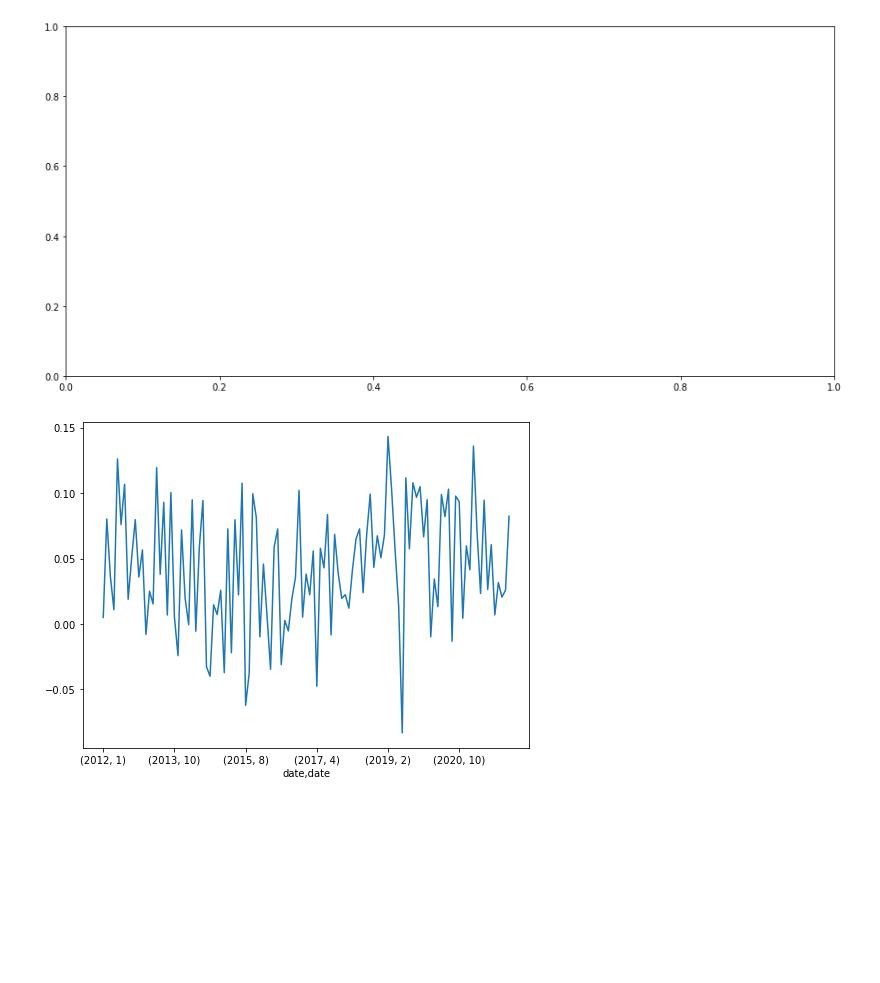
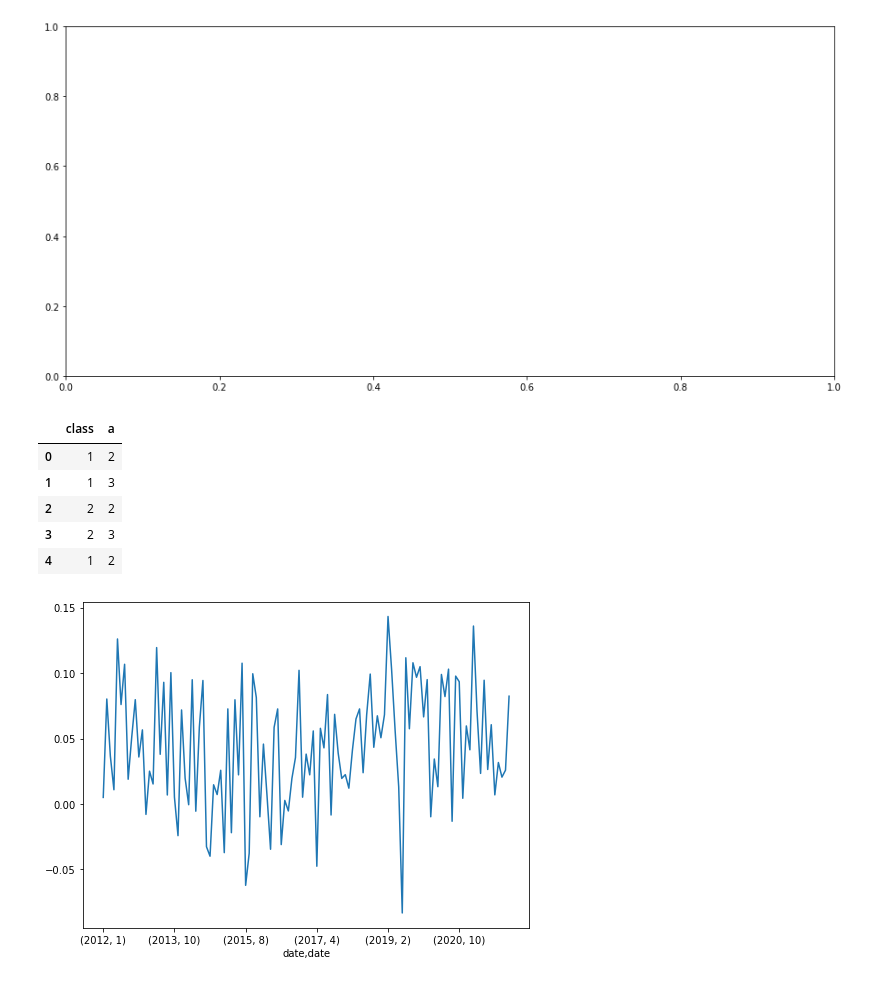
Before and after one commit to danawang10/isds29, a Jupyter notebook: Projekt/Analyse/Analysis-Dana-vers3.ipynb, the cells around one changed output. Saved outputs shown, nothing was run; the diff lists cells and outputs as text; code cells hidden in the pictures; blank space fills up the shorter version.

```diff
--- a/Projekt/Analyse/Analysis-Dana-vers3.ipynb
+++ b/Projekt/Analyse/Analysis-Dana-vers3.ipynb
@@ -394,5 +394,15 @@ ax.set_xlim((df["date"].min(), df["date"].max()))
 # %% [output]
 ValueError: x and y must be the same size
 [figure]
+# %%
+p_df = pd.DataFrame({"class": [1,1,2,2,1], "a": [2,3,2,3,2]})
+p_df
+# %% [output]
+|  | class | a |
+| 0 | 1 | 2 |
+| 1 | 1 | 3 |
+| 2 | 2 | 2 |
+| 3 | 2 | 3 |
+| 4 | 1 | 2 |
 # %%
 fig, ax = plt.subplots(figsize=(8,6))
```
Also changed, not shown: parts of 1 cell of this notebook, 3 other files.
